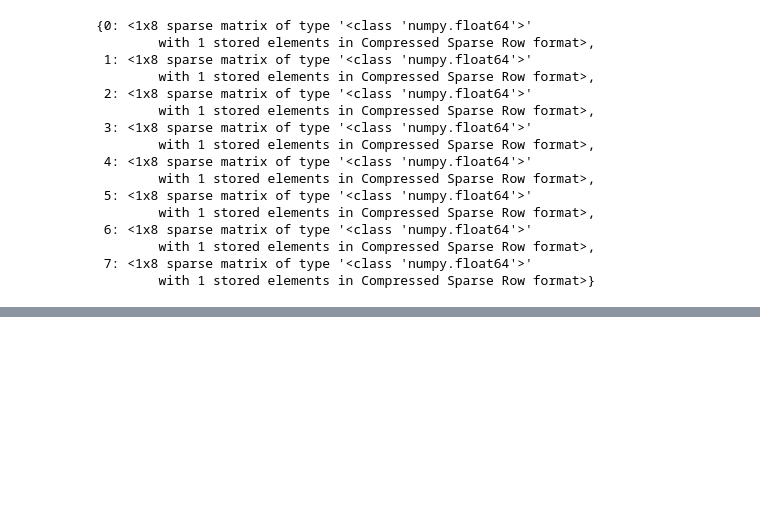
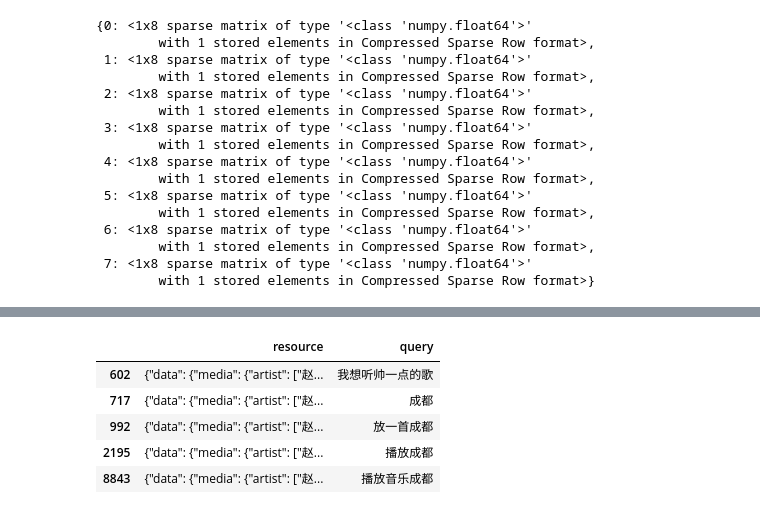
Before and after one commit to Jabberwockleo/association-analysis, a Jupyter notebook: src/AssociationAnalysis.ipynb, the cells around one changed output, grey strips where cells are left out. Cells and saved outputs as stored; diff of their text form; code cells hidden in the pictures; blank space fills up the shorter version.

```diff
--- a/src/AssociationAnalysis.ipynb
+++ b/src/AssociationAnalysis.ipynb
@@ -215,0 +204,21 @@ array([1.00002637, 1.00011393, 1.00006043, 1.00005607, 1.00004255,
+# %%
+df_puffer = pd.read_excel('180419mark_satisfied_puffer.xlsx')
+# %%
+dfp = df_puffer.copy()
+# %%
+df1 = dfp[dfp['mark'] == 1].copy()
+# %%
+def mark_sid_type(row):
+    botid = row['source_type']
+    sid = row['sid']
+    if botid == "audio_music":
+        row['sid'] = "m" + sid
+    elif botid == "audio_unicast":
+        row['sid'] = "u" + sid
+    elif botid == "ai.dueros.bot.short_video":
+        row['sid'] = "s" + sid
+    elif botid == "ai.dueros.bot.video_on_demand":
+        row['sid'] = "v" + sid
+    return row
+
+dfs = df1.apply(mark_sid_type, axis=1)
@@ -215,0 +282,9 @@ array([1.00002637, 1.00011393, 1.00006043, 1.00005607, 1.00004255,
+# %%
+dfs[dfs['sid'] == 'm1023606622'].head()[['resource', 'query']]
+# %% [output]
+|  | resource | query |
+| 602 | {"data": {"media": {"artist": ["赵... | 我想听帅一点的歌 |
+| 717 | {"data": {"media": {"artist": ["赵... | 成都 |
+| 992 | {"data": {"media": {"artist": ["赵... | 放一首成都 |
+| 2195 | {"data": {"media": {"artist": ["赵... | 播放成都 |
+| 8843 | {"data": {"media": {"artist": ["赵... | 播放音乐成都 |
```
Also changed, not shown: parts of 18 cells of this notebook, 2 other files.
